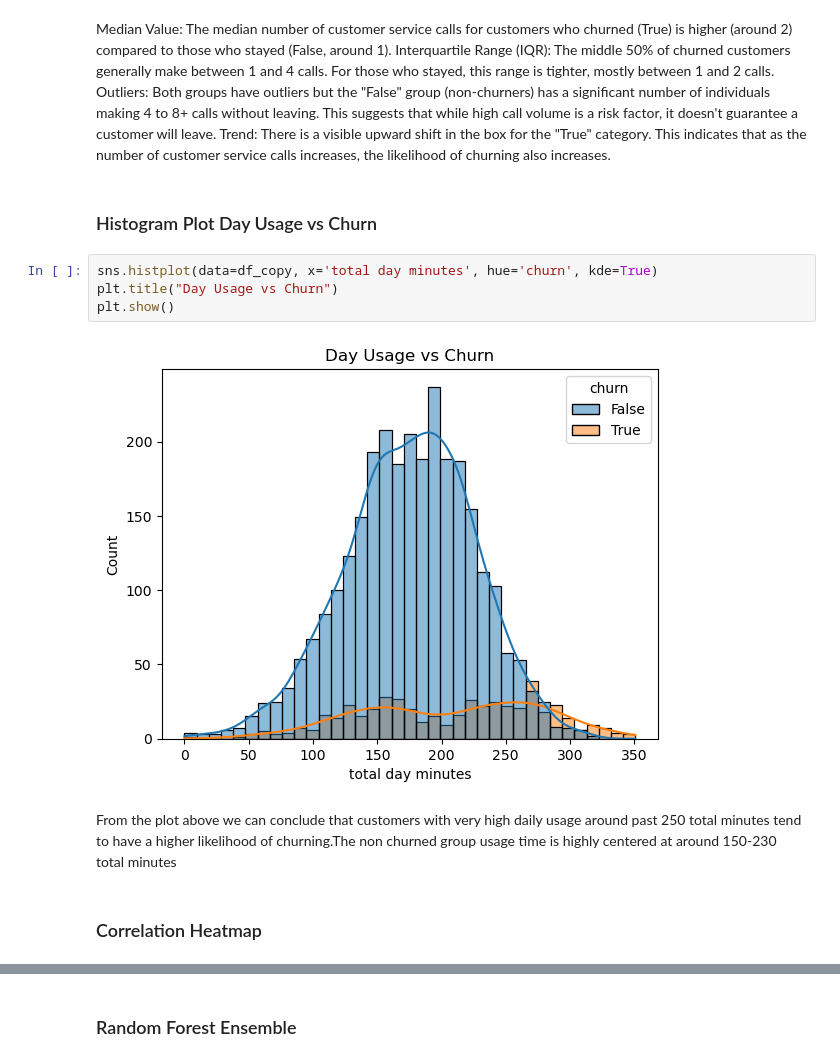
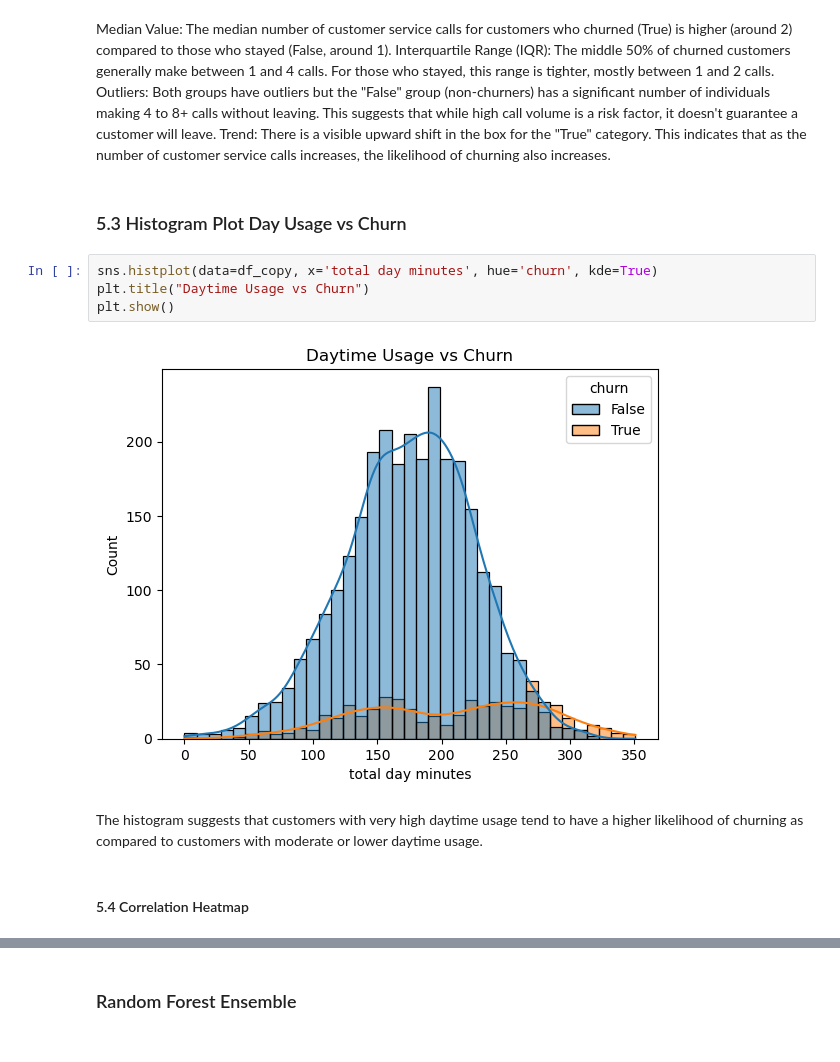
Before and after one commit to Marian-amo/SyriaTel--telecom-customer-churn-prediction, a Jupyter notebook: notebook.ipynb, the cells around one changed output, grey strips where cells are left out. Saved outputs shown, nothing was run; the diff lists cells and outputs as text.

```diff
--- a/notebook.ipynb
+++ b/notebook.ipynb
@@ -164,17 +176,17 @@ Interquartile Range (IQR): The middle 50% of churned customers generally make be
 Outliers: Both groups have outliers  but the "False" group (non-churners) has a significant number of individuals making 4 to 8+ calls without leaving. This suggests that while high call volume is a risk factor, it doesn't guarantee a customer will leave.
 Trend: There is a visible upward shift in the box for the "True" category. This indicates that as the number of customer service calls increases, the likelihood of churning also increases.
 # %% [markdown]
-### Histogram Plot Day Usage vs Churn
+### 5.3 Histogram Plot Day Usage vs Churn
 # %%
 sns.histplot(data=df_copy, x='total day minutes', hue='churn', kde=True)
-plt.title("Day Usage vs Churn")
+plt.title("Daytime Usage vs Churn")
 plt.show()
 # %% [output]
-[figure, old version]
+[figure, new version]
 # %% [markdown]
-From the plot above we can conclude that customers with very high daily usage around past 250 total minutes tend to have a higher likelihood of churning.The non churned group usage time is highly centered at around 150-230 total minutes
+The histogram suggests that customers with very high daytime usage tend to have a higher likelihood of churning as compared to customers with moderate or lower daytime usage.
 # %% [markdown]
-### Correlation Heatmap
+#### 5.4 Correlation Heatmap
 # %%
 #conversion of target variable to int for correlation analysis
 df_copy["churn"] = df_copy["churn"].astype(int)
```
Also changed, not shown: parts of 59 cells of this notebook.
